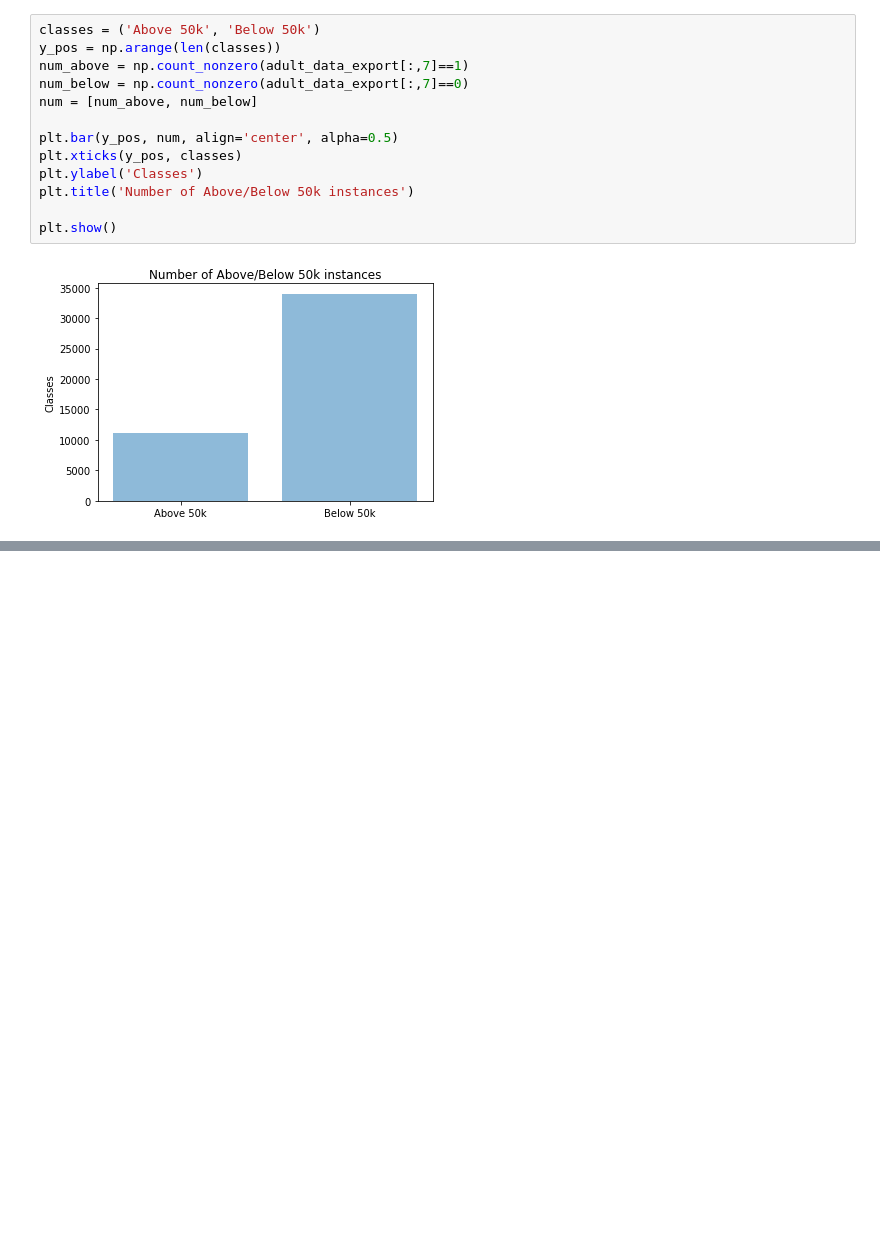
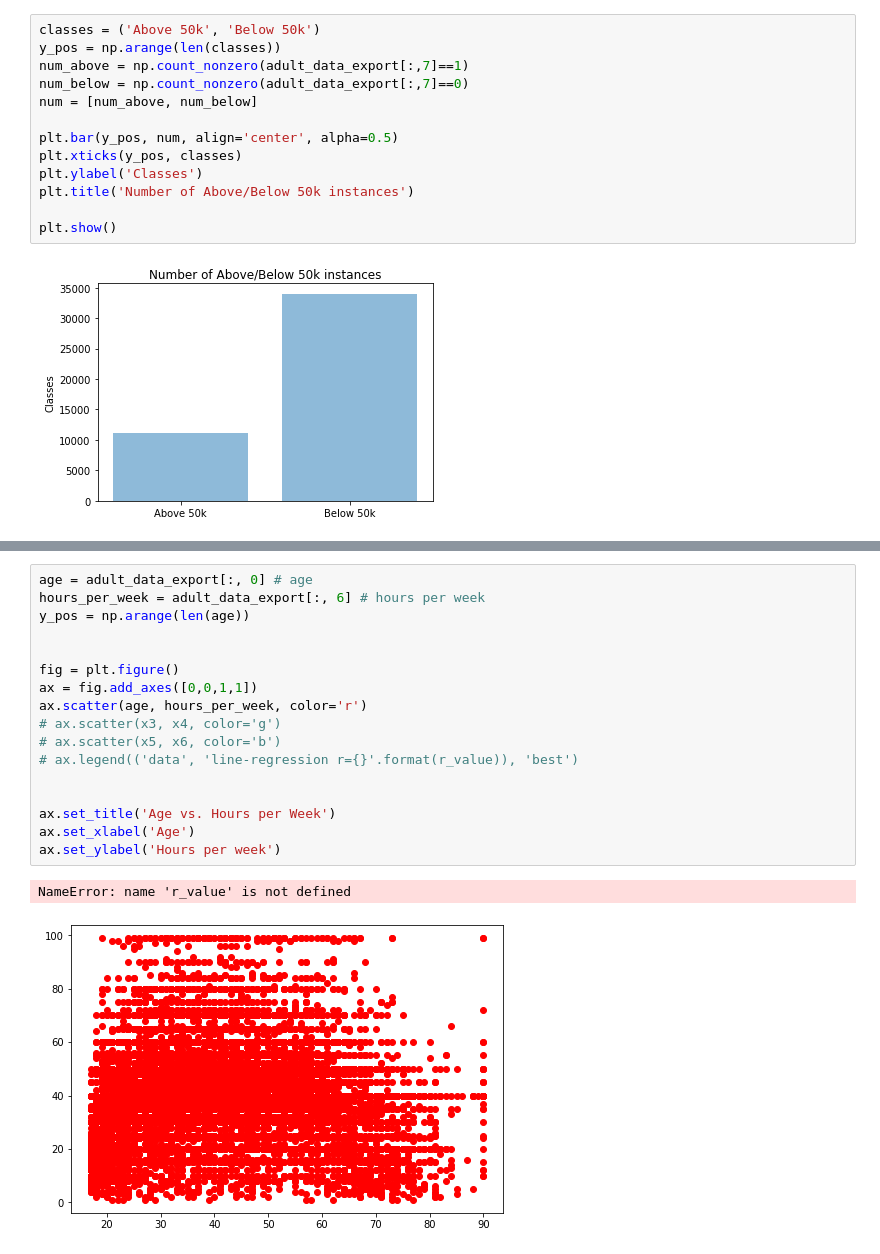
Before and after one commit to MrHarshPatel/comp-551-mini-project-1, a Jupyter notebook: data_preprocessing/adult_data.ipynb, the cells around one changed output, grey strips where cells are left out. Drawn from its saved outputs; the diff is of its cells as text; blank space fills up the shorter version.

```diff
--- a/data_preprocessing/adult_data.ipynb
+++ b/data_preprocessing/adult_data.ipynb
@@ -147,0 +163,20 @@ array([13, 13,  9, ..., 13, 13, 13], dtype=int64)
+# %%
+age = adult_data_export[:, 0] # age
+hours_per_week = adult_data_export[:, 6] # hours per week
+y_pos = np.arange(len(age))
+
+
+fig = plt.figure()
+ax = fig.add_axes([0,0,1,1])
+ax.scatter(age, hours_per_week, color='r')
+# ax.scatter(x3, x4, color='g')
+# ax.scatter(x5, x6, color='b')
+# ax.legend(('data', 'line-regression r={}'.format(r_value)), 'best')
+
+
+ax.set_title('Age vs. Hours per Week')
+ax.set_xlabel('Age')
+ax.set_ylabel('Hours per week')
+# %% [output]
+NameError: name 'r_value' is not defined
+[figure, added]
```
Also changed, not shown: parts of 6 cells of this notebook.
